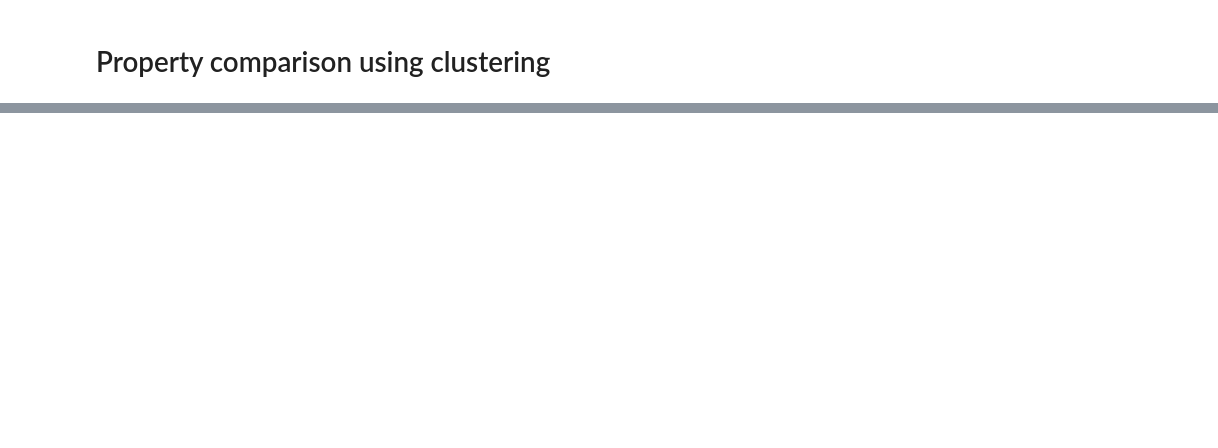
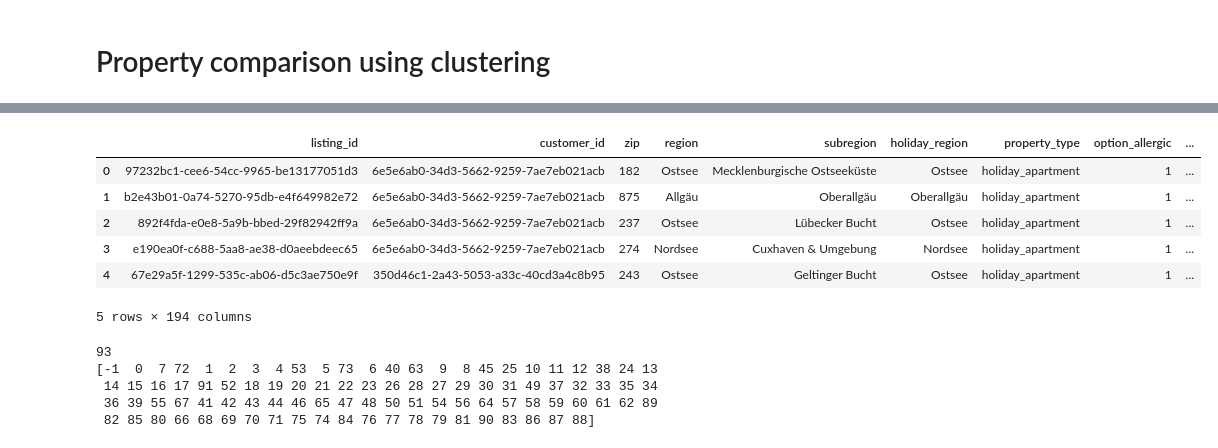
Before and after one commit to neue-fische-traum/traum-preis, a Jupyter notebook: notebooks/clustering.ipynb, the cells around one changed output, grey strips where cells are left out. Saved outputs shown, nothing was run; the diff lists cells and outputs as text; code cells hidden in the pictures; blank space fills up the shorter version.

```diff
--- a/notebooks/clustering.ipynb
+++ b/notebooks/clustering.ipynb
@@ -36,0 +65,3 @@ df_cluster.head()
+# %%
+# Drop unneccassary features for clustering (comparison properties)
+df_cluster.drop(['state', 'contract_end', 'subscription', 'binding_inquiry'],axis=1, inplace=True)
@@ -36,0 +76,4 @@ df_cluster.head()
+# %%
+# Calculate distance matrix
+import gower
+distance_matrix = gower.gower_matrix(df_cluster)
@@ -36,0 +111,37 @@ df_cluster.head()
+# %%
+from sklearn.cluster import DBSCAN
+
+# Configuring the parameters of the clustering algorithm
+dbscan_cluster = DBSCAN(eps=0.01,
+                        min_samples=100,
+                        metric="precomputed")
+
+# Fitting the clustering algorithm
+dbscan_cluster.fit(distance_matrix)
+
+# Adding the results to a new column in the dataframe
+## first try: column cluster --> eps=0.3; min_sample=5
+df_cluster["cluster_001_100"] = dbscan_cluster.labels_
+
+# Show head of new dataset
+df_cluster.head()
+
+# Export new CSV
+df_cluster.to_csv('../data/clustering_20210723.csv')
+# %% [output]
+|  | listing_id | customer_id | zip | region | subregion | holiday_region | property_type | option_allergic | ... |
+| 0 | 97232bc1-cee6-54cc-9965-be13177051d3 | 6e5e6ab0-34d3-5662-9259-7ae7eb021acb | 182 | Ostsee | Mecklenburgische Ostseeküste | Ostsee | holiday_apartment | 1 | ... |
+| 1 | b2e43b01-0a74-5270-95db-e4f649982e72 | 6e5e6ab0-34d3-5662-9259-7ae7eb021acb | 875 | Allgäu | Oberallgäu | Oberallgäu | holiday_apartment | 1 | ... |
+| 2 | 892f4fda-e0e8-5a9b-bbed-29f82942ff9a | 6e5e6ab0-34d3-5662-9259-7ae7eb021acb | 237 | Ostsee | Lübecker Bucht | Ostsee | holiday_apartment | 1 | ... |
+| 3 | e190ea0f-c688-5aa8-ae38-d0aeebdeec65 | 6e5e6ab0-34d3-5662-9259-7ae7eb021acb | 274 | Nordsee | Cuxhaven & Umgebung | Nordsee | holiday_apartment | 1 | ... |
+| 4 | 67e29a5f-1299-535c-ab06-d5c3ae750e9f | 350d46c1-2a43-5053-a33c-40cd3a4c8b95 | 243 | Ostsee | Geltinger Bucht | Ostsee | holiday_apartment | 1 | ... |
+5 rows × 194 columns
+# %%
+print(df_cluster.cluster_01_5.nunique())
+print(df_cluster.cluster_01_5.unique())
+# %% [output]
+93
+[-1  0  7 72  1  2  3  4 53  5 73  6 40 63  9  8 45 25 10 11 12 38 24 13
+ 14 15 16 17 91 52 18 19 20 21 22 23 26 28 27 29 30 31 49 37 32 33 35 34
+ 36 39 55 67 41 42 43 44 46 65 47 48 50 51 54 56 64 57 58 59 60 61 62 89
+ 82 85 80 66 68 69 70 71 75 74 84 76 77 78 79 81 90 83 86 87 88]
```
Also changed, not shown: parts of 19 cells of this notebook.
